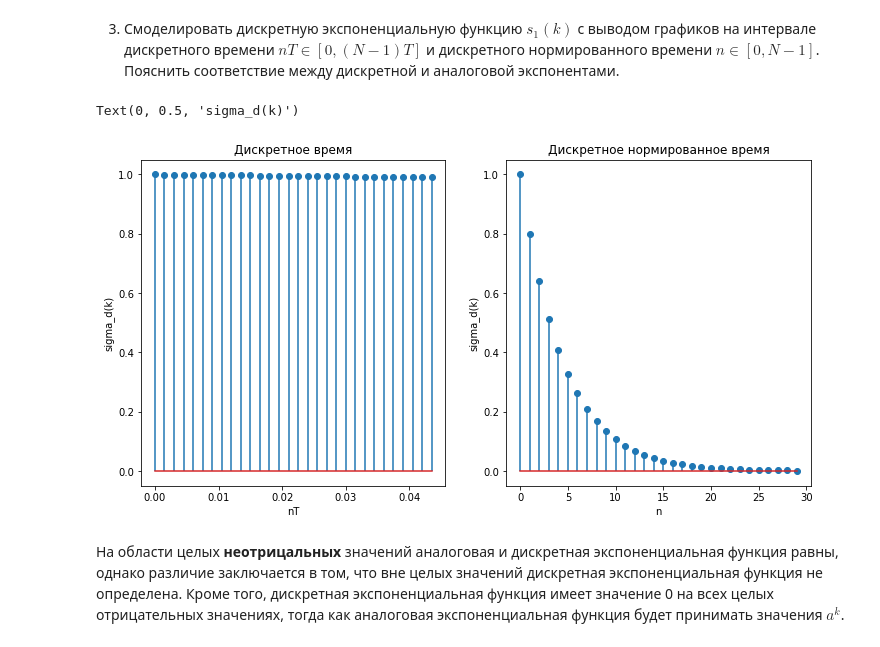
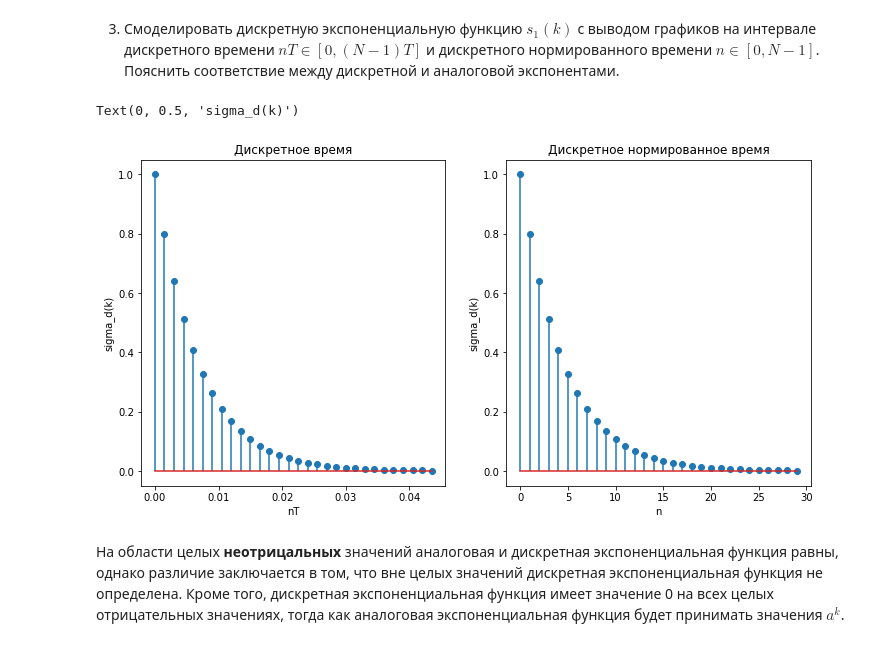
Before and after one commit to the-mvi/dsp-2023, a Jupyter notebook: 0383_Zenin_PA_Khanina_MI/task1.ipynb, the cells around one changed output. Cells and saved outputs as stored; diff of their text form; code cells hidden in the pictures.

```diff
--- a/0383_Zenin_PA_Khanina_MI/task1.ipynb
+++ b/0383_Zenin_PA_Khanina_MI/task1.ipynb
@@ -161,29 +161,29 @@ b. Частота дискретизации дискретного единич
 # %%
 data_disc = np.power(np.array([a]*N),np.arange(0,N,1)*T)
 data_norm = np.power(np.array([a]*N),np.arange(0,N,1))
 
 
 normt = np.arange(0,N,1)
 disct = normt*T
 
 
 plt.figure(figsize=(12,6))
 
 plt.subplot(1,2,1)
-plt.stem(disct, data_disc)
+plt.stem(disct, data_norm)
 plt.title("Дискретное время")
 plt.xlabel("nT")
 plt.ylabel("sigma_d(k)")
 
 
 plt.subplot(1,2,2)
 plt.stem(normt, data_norm)
 plt.title("Дискретное нормированное время")
 plt.xlabel("n")
 plt.ylabel("sigma_d(k)")
 # %% [output]
 Text(0, 0.5, 'sigma_d(k)')
-[figure, old version]
+[figure, new version]
 # %% [markdown]
 На области целых **неотрицальных** значений аналоговая и дискретная экспоненциальная функция равны, однако различие заключается в том, что вне целых значений дискретная экспоненциальная функция не определена. Кроме того, дискретная экспоненциальная функция имеет значение 0 на всех целых отрицательных значениях, тогда как аналоговая экспоненциальная функция будет принимать значения $a^k$.
 # %% [markdown]
```
